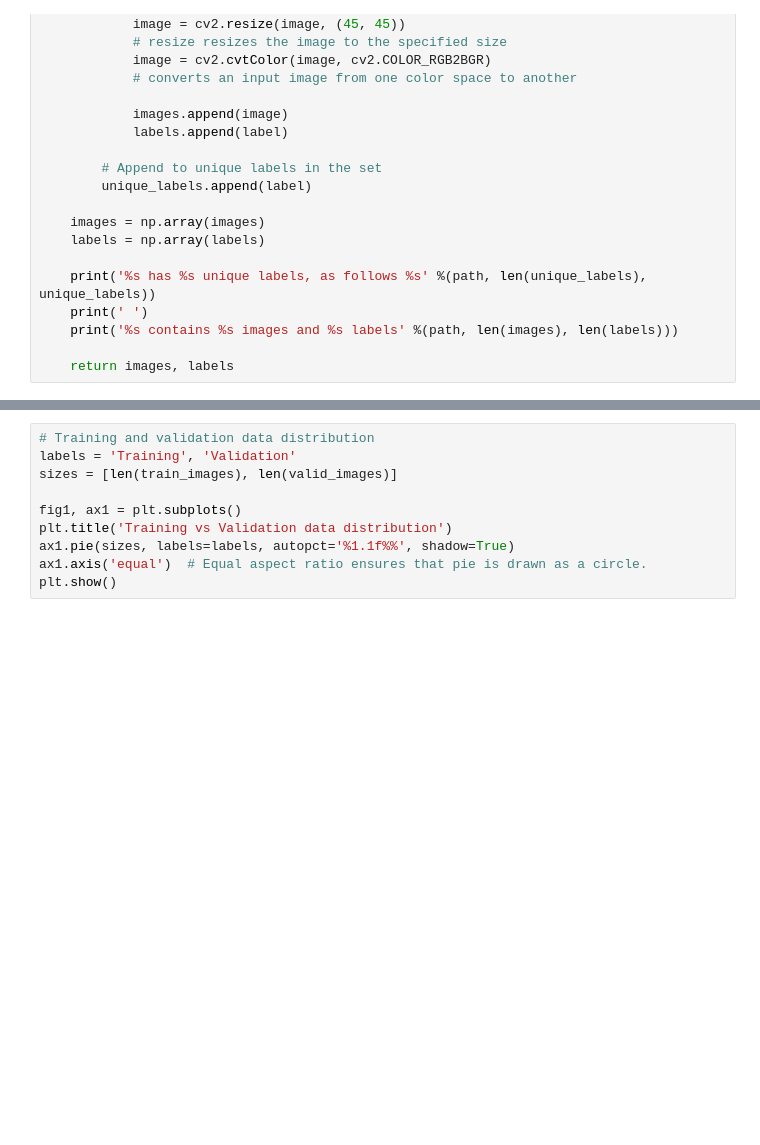
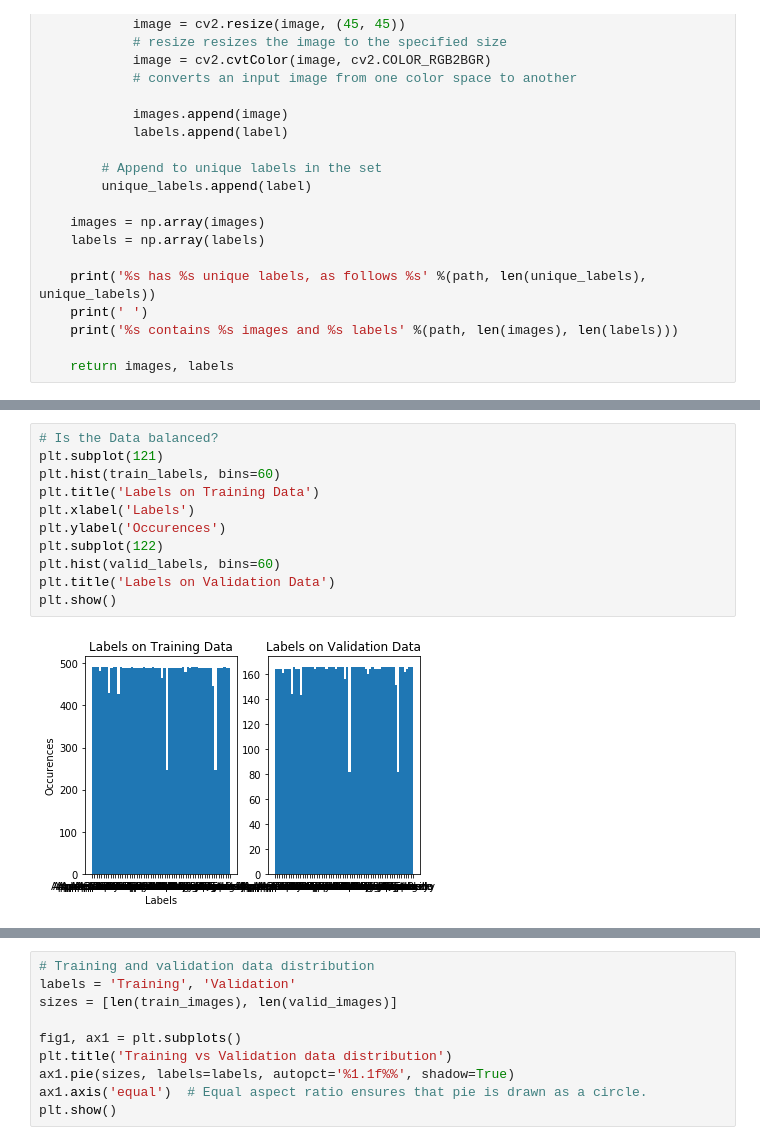
Before and after one commit to pandastrail/deep_fruits, a Jupyter notebook: deep_fruit.ipynb, the cells around one changed output, grey strips where cells are left out. Saved outputs shown, nothing was run; the diff lists cells and outputs as text; blank space fills up the shorter version.

Commit message:
Load Data

```diff
--- a/deep_fruit.ipynb
+++ b/deep_fruit.ipynb
@@ -76,3 +80,16 @@ fruits-360/Validation/* contains 9673 images and 9673 labels
+# %%
+# Is the Data balanced?
+plt.subplot(121)
+plt.hist(train_labels, bins=60)
+plt.title('Labels on Training Data')
+plt.xlabel('Labels')
+plt.ylabel('Occurences')
+plt.subplot(122)
+plt.hist(valid_labels, bins=60)
+plt.title('Labels on Validation Data')
+plt.show()
+# %% [output]
+[figure, added]
 # %%
 # Show a random TRAINING image and its label
 rmd=np.random.randint(0,len(train_images))
```
Also changed, not shown: parts of 21 cells of this notebook.
